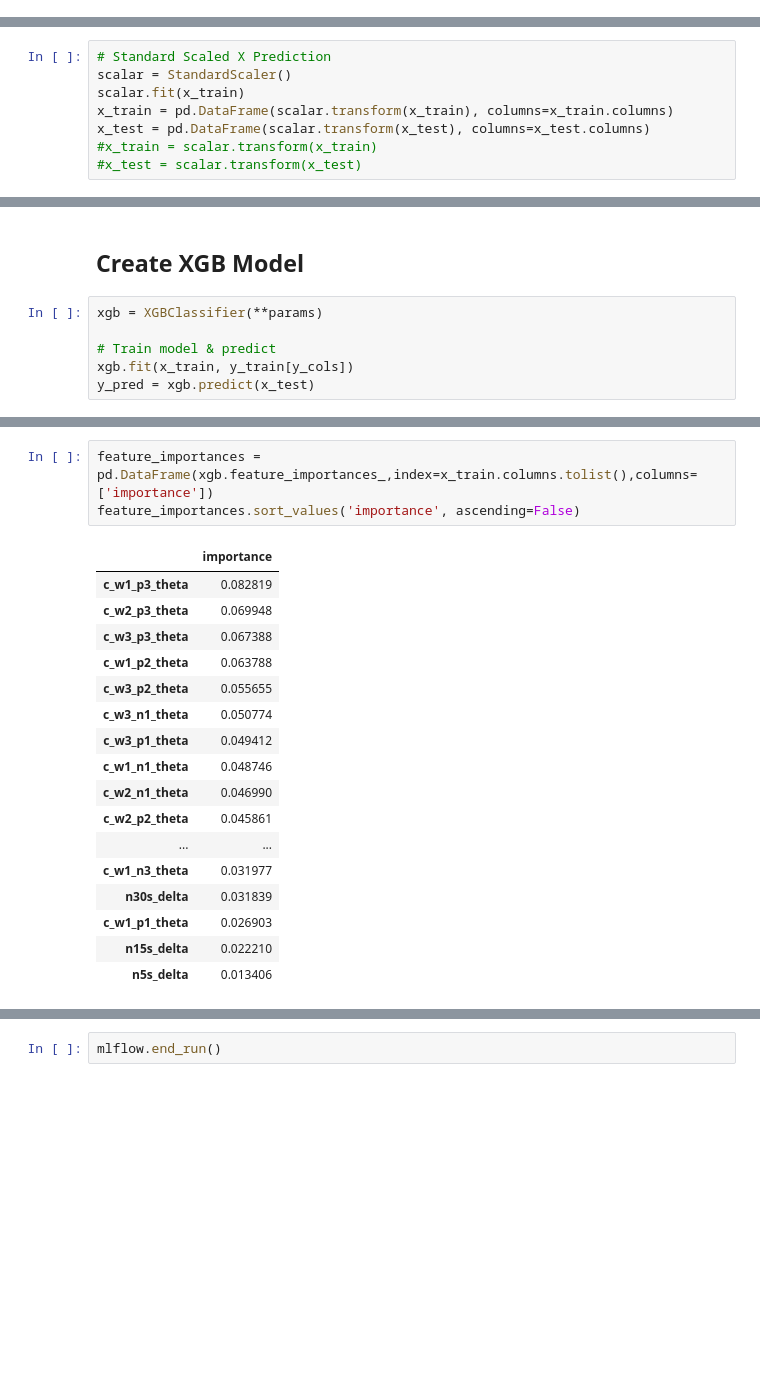
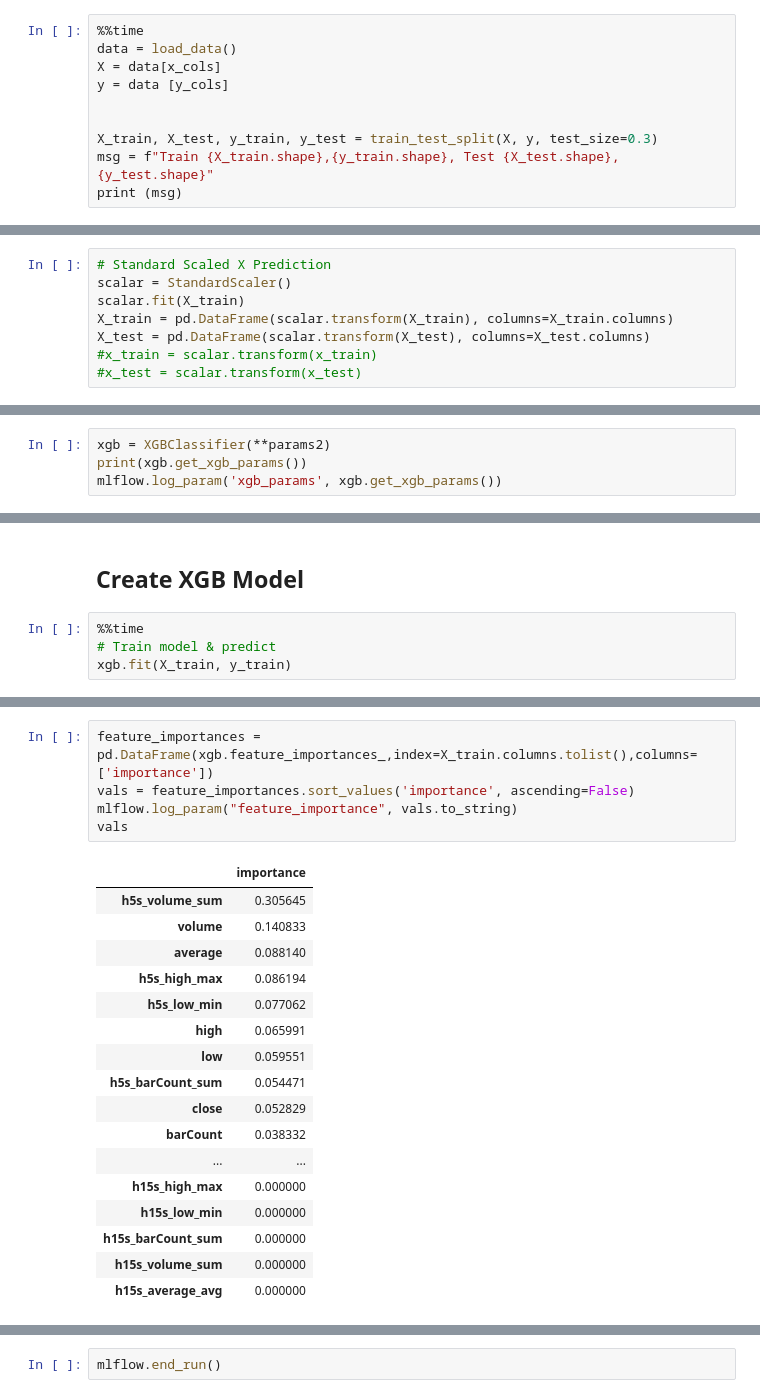
Before and after one commit to mvellayan/OptionList4, a Jupyter notebook: vol-xgboost.ipynb, the cells around one changed output, grey strips where cells are left out. Saved outputs shown, nothing was run; the diff lists cells and outputs as text; blank space fills up the shorter version.

```diff
--- a/vol-xgboost.ipynb
+++ b/vol-xgboost.ipynb
@@ -181,0 +79,10 @@ ax = x_train.hist()
+# %%
+%%time
+data = load_data()
+X = data[x_cols]
+y = data [y_cols]
+
+
+X_train, X_test, y_train, y_test = train_test_split(X, y, test_size=0.3)
+msg = f"Train {X_train.shape},{y_train.shape}, Test {X_test.shape}, {y_test.shape}"
+print (msg)
@@ -184,8 +96,8 @@ ax = x_train.hist()
 # %%
 # Standard Scaled X Prediction
 scalar = StandardScaler()
-scalar.fit(x_train)
-x_train = pd.DataFrame(scalar.transform(x_train), columns=x_train.columns)
-x_test = pd.DataFrame(scalar.transform(x_test), columns=x_test.columns)
+scalar.fit(X_train)
+X_train = pd.DataFrame(scalar.transform(X_train), columns=X_train.columns)
+X_test = pd.DataFrame(scalar.transform(X_test), columns=X_test.columns)
 #x_train = scalar.transform(x_train)
 #x_test = scalar.transform(x_test)
@@ -218,0 +176,4 @@ Requirement already satisfied: tenacity>=6.2.0 in /Users/Muthu/Development/Optio
+# %%
+xgb = XGBClassifier(**params2)
+print(xgb.get_xgb_params())
+mlflow.log_param('xgb_params', xgb.get_xgb_params())
@@ -219,9 +182,7 @@ Requirement already satisfied: tenacity>=6.2.0 in /Users/Muthu/Development/Optio
 # %% [markdown]
 ## Create XGB Model
 # %%
-xgb = XGBClassifier(**params)
-
+%%time
 # Train model & predict
-xgb.fit(x_train, y_train[y_cols])
-y_pred = xgb.predict(x_test)
+xgb.fit(X_train, y_train)
 # %% [output]
@@ -282,23 +292,25 @@ plt.show()
 # %%
-feature_importances = pd.DataFrame(xgb.feature_importances_,index=x_train.columns.tolist(),columns=['importance'])
-feature_importances.sort_values('importance', ascending=False)
+feature_importances = pd.DataFrame(xgb.feature_importances_,index=X_train.columns.tolist(),columns=['importance'])
+vals = feature_importances.sort_values('importance', ascending=False)
+mlflow.log_param("feature_importance", vals.to_string)
+vals
 # %% [output]
 |  | importance |
-| c_w1_p3_theta | 0.082819 |
-| c_w2_p3_theta | 0.069948 |
-| c_w3_p3_theta | 0.067388 |
-| c_w1_p2_theta | 0.063788 |
-| c_w3_p2_theta | 0.055655 |
-| c_w3_n1_theta | 0.050774 |
-| c_w3_p1_theta | 0.049412 |
-| c_w1_n1_theta | 0.048746 |
-| c_w2_n1_theta | 0.046990 |
-| c_w2_p2_theta | 0.045861 |
+| h5s_volume_sum | 0.305645 |
+| volume | 0.140833 |
+| average | 0.088140 |
+| h5s_high_max | 0.086194 |
+| h5s_low_min | 0.077062 |
+| high | 0.065991 |
+| low | 0.059551 |
+| h5s_barCount_sum | 0.054471 |
+| close | 0.052829 |
+| barCount | 0.038332 |
 | ... | ... |
-| c_w1_n3_theta | 0.031977 |
-| n30s_delta | 0.031839 |
-| c_w1_p1_theta | 0.026903 |
-| n15s_delta | 0.022210 |
-| n5s_delta | 0.013406 |
+| h15s_high_max | 0.000000 |
+| h15s_low_min | 0.000000 |
+| h15s_barCount_sum | 0.000000 |
+| h15s_volume_sum | 0.000000 |
+| h15s_average_avg | 0.000000 |
 # %%
 # plot
```
Also changed, not shown: parts of 33 cells of this notebook, 2 other files.
